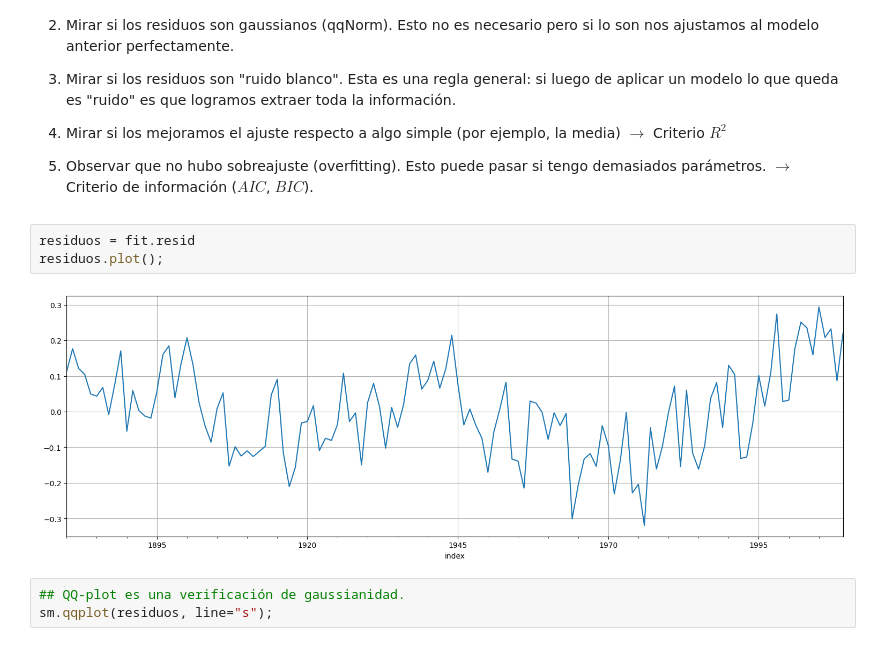
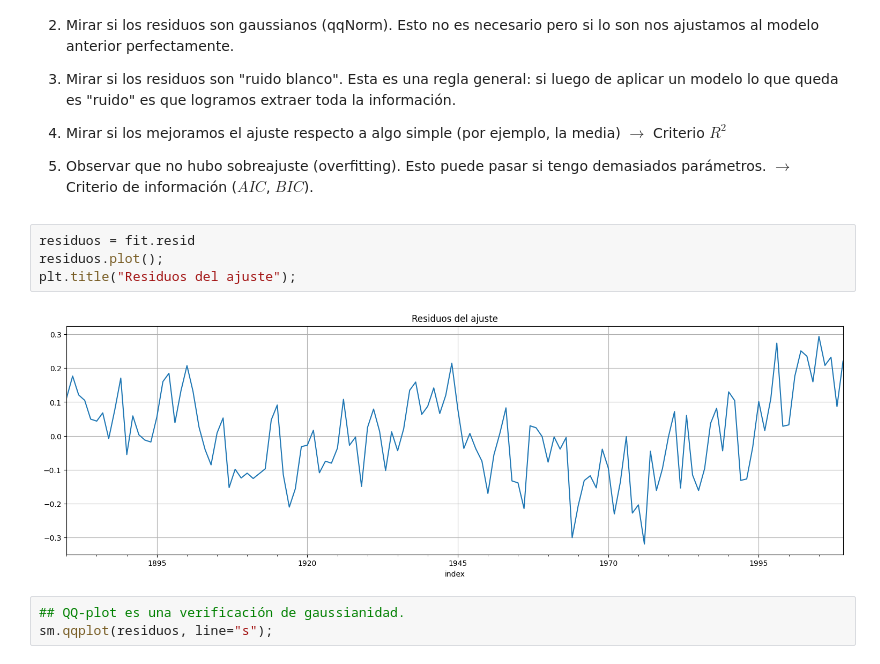
Before and after one commit to aferragu/curso_series_temporales, a Jupyter notebook: 2- Analisis exploratorio/Analisis Exploratorio de Series Temporales - Parte 1.ipynb, the cells around one changed output. Saved outputs shown, nothing was run; the diff lists cells and outputs as text.

```diff
--- a/2- Analisis exploratorio/Analisis Exploratorio de Series Temporales - Parte 1.ipynb
+++ b/2- Analisis exploratorio/Analisis Exploratorio de Series Temporales - Parte 1.ipynb
@@ -204,8 +206,9 @@ y es un estimador insesgado para $\sigma_w^2$, la varianza del error.
 # %%
 residuos = fit.resid
 residuos.plot();
+plt.title("Residuos del ajuste");
 # %% [output]
-[figure, old version]
+[figure, new version]
 # %%
 ## QQ-plot es una verificación de gaussianidad.
 sm.qqplot(residuos, line="s");
```
Also changed, not shown: parts of 7 cells of this notebook, 2 other files.
